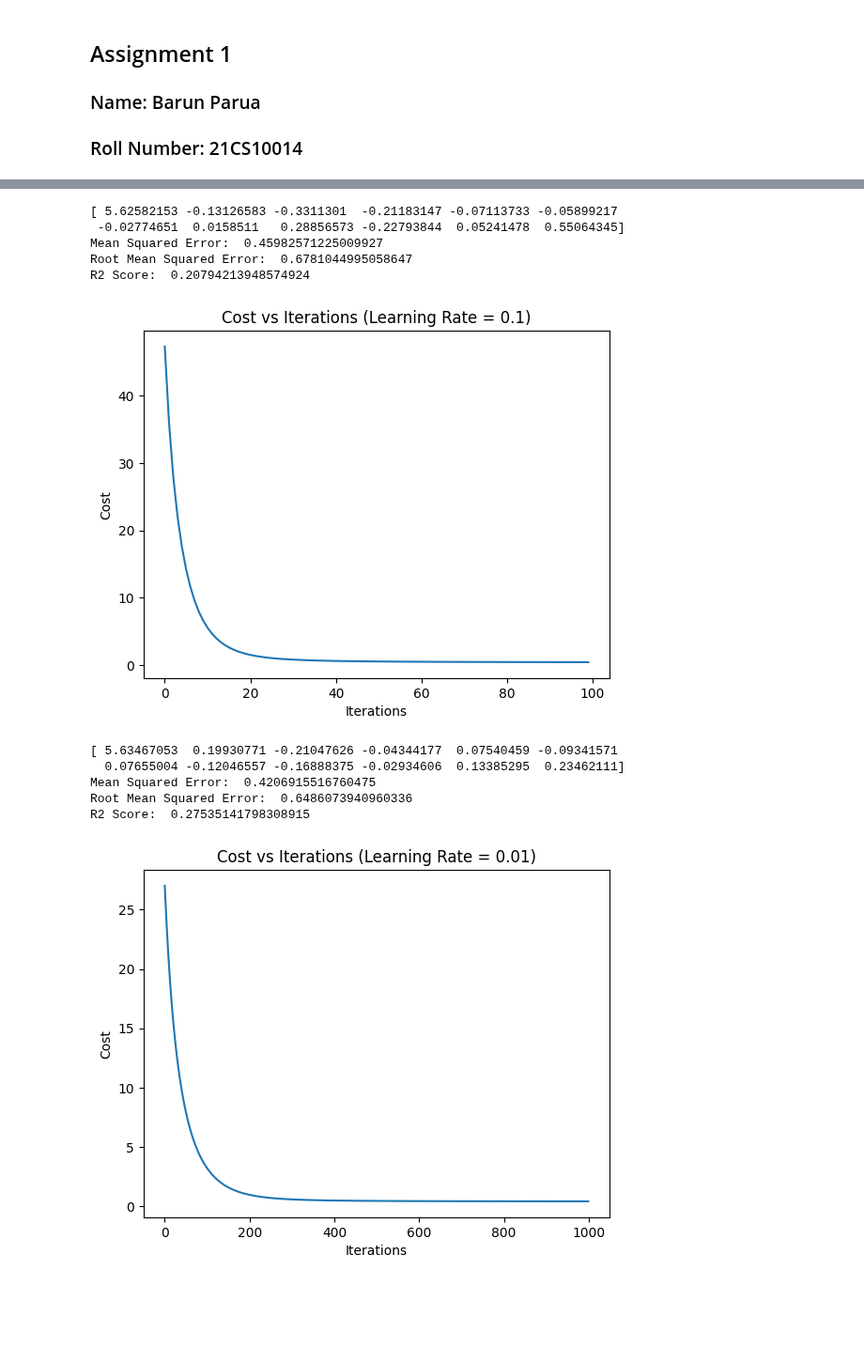
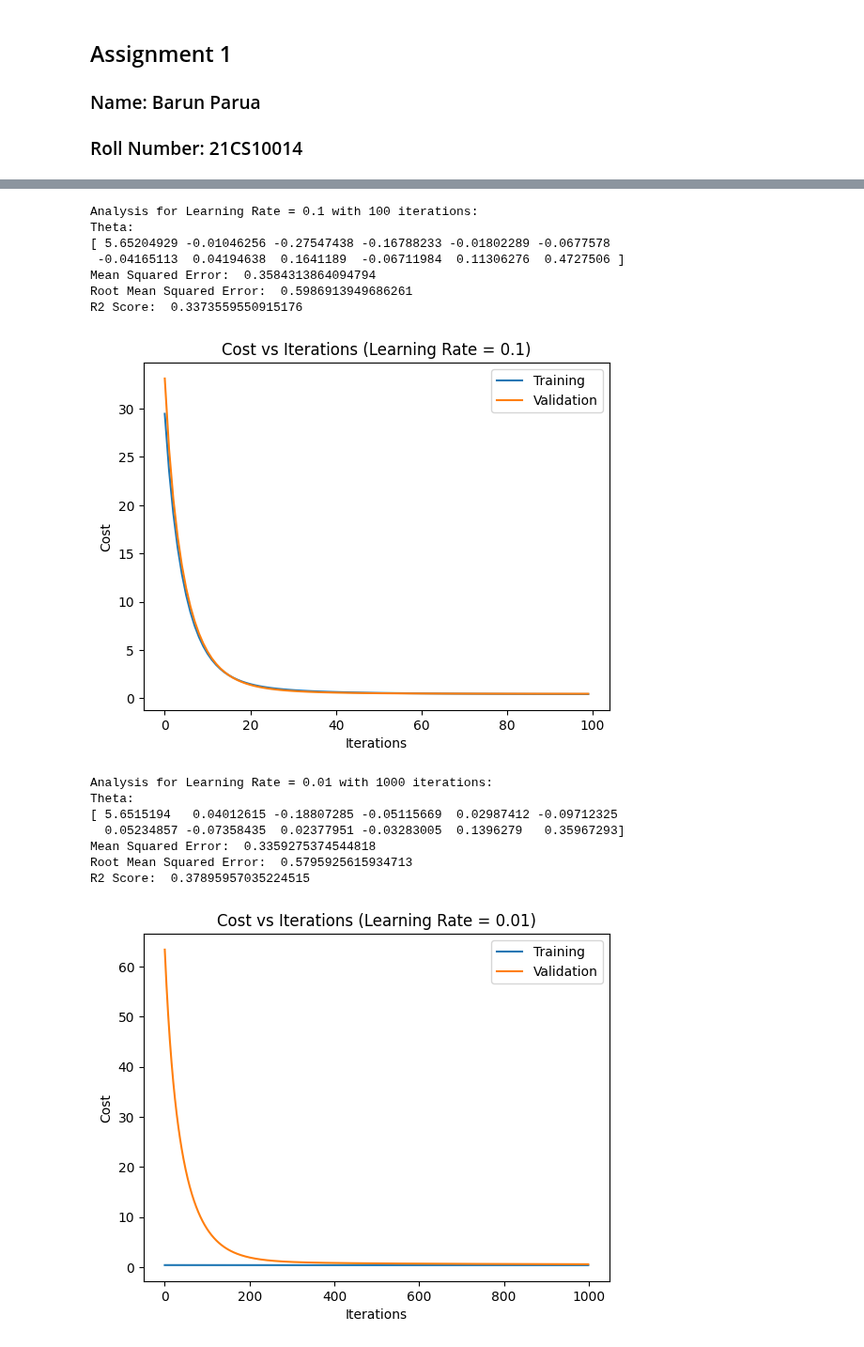
Before and after one commit to Baron105/ML-Assignments, a Jupyter notebook: CS60050/ML_Assignment_1/21CS10014_Barun_Parua/linear-regression/code.ipynb, the cells around one changed output, grey strips where cells are left out. Shown at 94% size. Cells and saved outputs as stored; diff of their text form; code cells hidden in the pictures; blank space fills up the shorter version.

```diff
--- a/CS60050/ML_Assignment_1/21CS10014_Barun_Parua/linear-regression/code.ipynb
+++ b/CS60050/ML_Assignment_1/21CS10014_Barun_Parua/linear-regression/code.ipynb
@@ -55,9 +95,12 @@ print(theta)
 # %%
-# apply the linear regression model on the test data
-x_test = np.hstack((np.ones((x_test.shape[0],1)), x_test))
+# apply the linear regression model on the test data and calculate the MSE, RMSE and R2 score
+x_test = np.column_stack((np.ones((x_test.shape[0],1)), x_test))
 
 y_pred = np.dot(x_test, theta)
 
+print("Analytical Solution Results:")
+
+# calculate the MSE and RMSE values
 mse = np.mean((y_test - y_pred)**2)
 print("Mean Squared Error: ", mse)
 
@@ -84,13 +133,21 @@ def gradient_descent(x,y,theta,learning_rate):
 # %%
-theta_grad = np.random.randn(x_total.shape[1]+1)
+# applying gradient descent on the train set for appropriate number of iterations with different learning rates
+# doing the same for validation set and plotting the cost vs iterations graph for both training and validation set
+theta_grad = np.random.randn(x_train.shape[1])
+theta_grad_validation = np.random.randn(x_validation.shape[1])
 costs = []
+costs_validation = []
 learning_rate = 0.1
 for i in range(100):
     costs.append(cost(x_train, y_train, theta_grad))
     theta_grad = gradient_descent(x_train, y_train, theta_grad, learning_rate)
+    costs_validation.append(cost(x_validation, y_validation, theta_grad_validation))
+    theta_grad_validation = gradient_descent(x_validation, y_validation, theta_grad_validation, learning_rate)
+print("Analysis for Learning Rate =", learning_rate, "with", i+1, "iterations: ")
+print("Theta: ")
 print(theta_grad)
 
-
+# apply the obtained theta on the test set and calculate the MSE, RMSE and R2 score
 y_pred = np.dot(x_test, theta_grad)
 
 mse = np.mean((y_test - y_pred)**2)
@@ -105,54 +162,69 @@ sst = np.sum((y_test - np.mean(y_test))**2)
 r2_score = 1 - (ssr/sst)
 print("R2 Score: ", r2_score)
 
-# plot the cost vs iterations
+# plot the cost vs iterations using matplotlib
 plt.plot(costs)
+plt.plot(costs_validation)
 plt.xlabel('Iterations')
 plt.ylabel('Cost')
 plt.title('Cost vs Iterations (Learning Rate = 0.1)')
+plt.legend(['Training', 'Validation'])
 plt.show()
 # %% [output]
-[ 5.62582153 -0.13126583 -0.3311301  -0.21183147 -0.07113733 -0.05899217
- -0.02774651  0.0158511   0.28856573 -0.22793844  0.05241478  0.55064345]
-Mean Squared Error:  0.45982571225009927
-Root Mean Squared Error:  0.6781044995058647
-R2 Score:  0.20794213948574924
+Analysis for Learning Rate = 0.1 with 100 iterations:
+Theta:
+[ 5.65204929 -0.01046256 -0.27547438 -0.16788233 -0.01802289 -0.0677578
+ -0.04165113  0.04194638  0.1641189  -0.06711984  0.11306276  0.4727506 ]
+Mean Squared Error:  0.3584313864094794
+Root Mean Squared Error:  0.5986913949686261
+R2 Score:  0.3373559550915176
-[figure, old version]
+[figure, new version]
 # %%
-theta_grad = np.random.randn(x_total.shape[1]+1)
+# applying gradient descent on the train set for appropriate number of iterations with different learning rates
+# doing the same for validation set and plotting the cost vs iterations graph for both training and validation settheta_grad = np.random.randn(x_train.shape[1])
+theta_grad_validation = np.random.randn(x_validation.shape[1])
 costs = []
+costs_validation = []
 learning_rate = 0.01
 for i in range(1000):
     costs.append(cost(x_train, y_train, theta_grad))
     theta_grad = gradient_descent(x_train, y_train, theta_grad, learning_rate)
+    costs_validation.append(cost(x_validation, y_validation, theta_grad_validation))
+    theta_grad_validation = gradient_descent(x_validation, y_validation, theta_grad_validation, learning_rate)
+print("Analysis for Learning Rate =", learning_rate, "with", i+1, "iterations: ")
+print("Theta: ")
 print(theta_grad)
 
-
+# use the theta obtained from gradient descent to predict the values of y for test set and calculate the MSE, RMSE and R2 score
 y_pred = np.dot(x_test, theta_grad)
 
 mse = np.mean((y_test - y_pred)**2)
 print("Mean Squared Error: ", mse)
 
 rmse = np.sqrt(mse)
 print("Root Mean Squared Error: ", rmse)
 
 # calculate R2 score
 ssr = np.sum((y_test - y_pred)**2)
 sst = np.sum((y_test - np.mean(y_test))**2)
 r2_score = 1 - (ssr/sst)
 print("R2 Score: ", r2_score)
 
-# plot the cost vs iterations
+# plot the cost vs iterations using matplotlib
 plt.plot(costs)
+plt.plot(costs_validation)
 plt.xlabel('Iterations')
 plt.ylabel('Cost')
 plt.title('Cost vs Iterations (Learning Rate = 0.01)')
+plt.legend(['Training', 'Validation'])
 plt.show()
 # %% [output]
-[ 5.63467053  0.19930771 -0.21047626 -0.04344177  0.07540459 -0.09341571
-  0.07655004 -0.12046557 -0.16888375 -0.02934606  0.13385295  0.23462111]
-Mean Squared Error:  0.4206915516760475
-Root Mean Squared Error:  0.6486073940960336
-R2 Score:  0.27535141798308915
+Analysis for Learning Rate = 0.01 with 1000 iterations:
+Theta:
+[ 5.6515194   0.04012615 -0.18807285 -0.05115669  0.02987412 -0.09712325
+  0.05234857 -0.07358435  0.02377951 -0.03283005  0.1396279   0.35967293]
+Mean Squared Error:  0.3359275374544818
+Root Mean Squared Error:  0.5795925615934713
+R2 Score:  0.37895957035224515
-[figure, old version]
+[figure, new version]
 # %%
```
Also changed, not shown: parts of 11 cells of this notebook, 2 other files.
